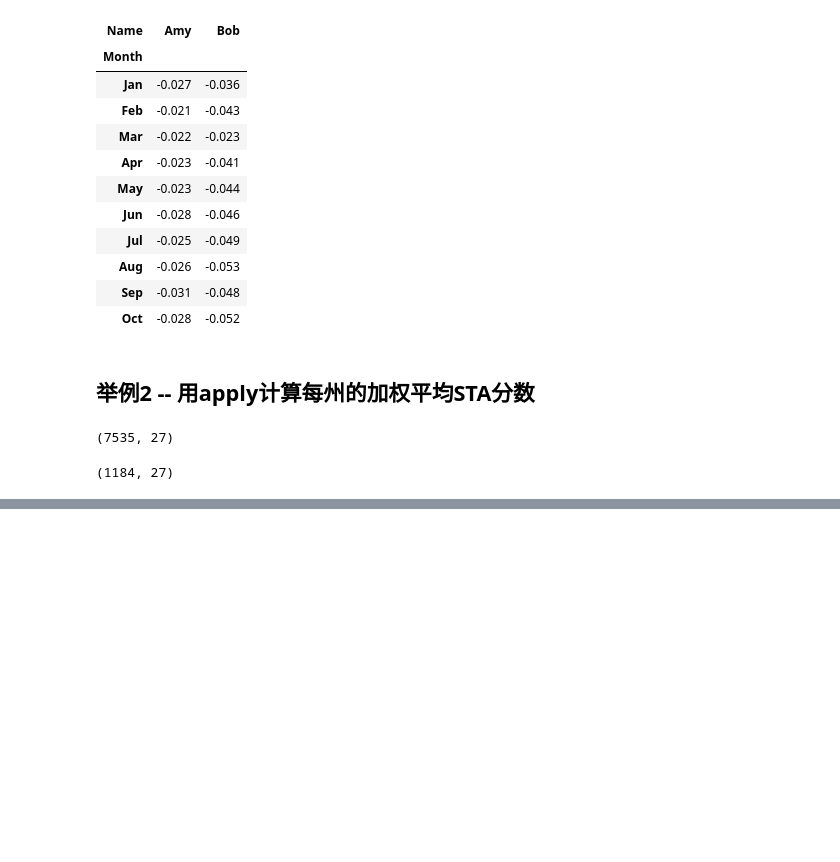
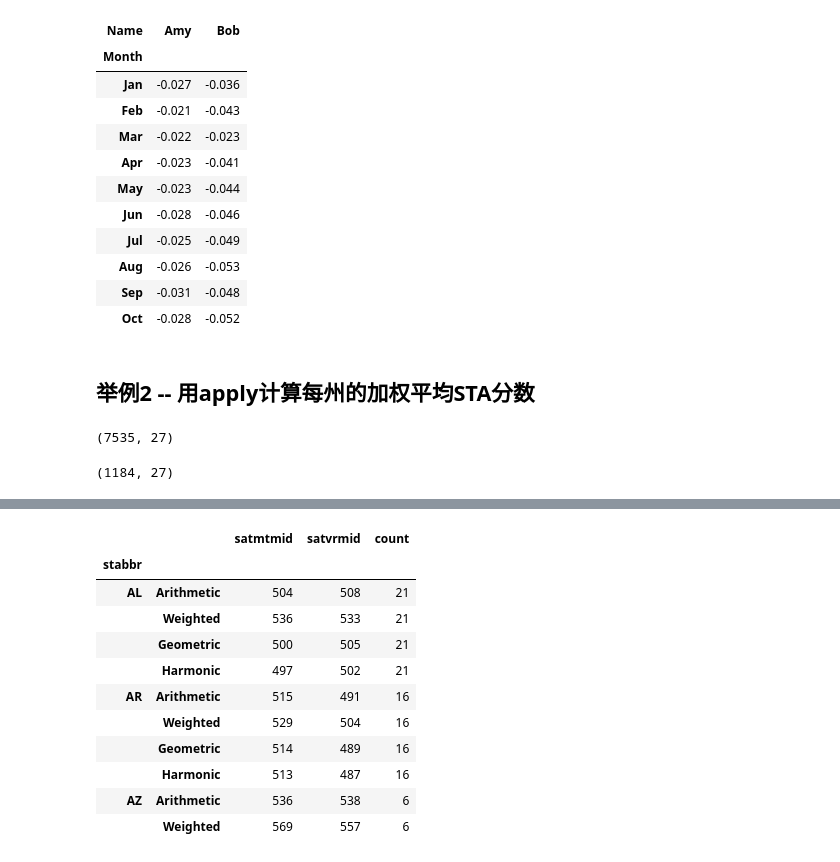
Before and after one commit to 99night66/pandas_study, a Jupyter notebook: 7_分组聚合过滤转换.ipynb, the cells around one changed output, grey strips where cells are left out. Drawn from its saved outputs; the diff is of its cells as text; code cells hidden in the pictures; blank space fills up the shorter version.

```diff
--- a/7_分组聚合过滤转换.ipynb
+++ b/7_分组聚合过滤转换.ipynb
@@ -861,16 +923,44 @@ college2.groupby('stabbr').apply(weighted_average).head(10)
 # %%
-from scipy.stats import gmean, hmean
+from scipy.stats import gmean, hmean  # scipy.stats 模块中的 gmean（几何平均）和 hmean（调和平均）函数
 
 def calculate_means(df):
+
     df_means = pd.DataFrame(index=['Arithmetic', 'Weighted', 'Geometric', 'Harmonic'])
-    cols = ['SATMTMID', 'SATVRMID']
+
+    cols = ['satmtmid', 'satvrmid']
+
     for col in cols:
+        # 计算每个列的平均值
         arithmetic = df[col].mean()
-        weighted = np.average(df[col], weights=df['UGDS'])
+
+        # 计算每个列的加权平均值，权重是 df['ugds']
+        weighted = np.average(df[col], weights=df['ugds'])
+
+        # 计算 col 列的几何平均值
         geometric = gmean(df[col])
+
+        # 计算 col 列的调和平均值
         harmonic = hmean(df[col])
-    df_means[col] = [arithmetic, weighted, geometric, harmonic]
+
+        df_means[col] = [arithmetic, weighted, geometric, harmonic]
+
     df_means['count'] = len(df)
     return df_means.astype(int)
 
-college2.groupby('STABBR').filter(lambda x:len(x) != 1).groupby('stabbr').apply(calculate_means).head(10)
+
+college2.groupby('stabbr').filter(lambda x:len(x) != 1).groupby('stabbr').apply(calculate_means).head(10)
+# .groupby('stabbr').filter(lambda x: len(x) != 1): 过滤掉那些只有一个学生的州 (filter 返回的是一个经过过滤的 DataFrame，它已经失去了分组的结构)
+# .groupby('stabbr').apply(calculate_means):再次按照 'stabbr' 列对数据进行分组，并应用 calculate_means 函数计算每个州的平均值（算术、加权、几何、调和和计数）
+# %% [output]
+|  |  | satmtmid | satvrmid | count |
+| stabbr |  |  |  |  |
+| AL | Arithmetic | 504 | 508 | 21 |
+|  | Weighted | 536 | 533 | 21 |
+|  | Geometric | 500 | 505 | 21 |
+|  | Harmonic | 497 | 502 | 21 |
+| AR | Arithmetic | 515 | 491 | 16 |
+|  | Weighted | 529 | 504 | 16 |
+|  | Geometric | 514 | 489 | 16 |
+|  | Harmonic | 513 | 487 | 16 |
+| AZ | Arithmetic | 536 | 538 | 6 |
+|  | Weighted | 569 | 557 | 6 |
```
Also changed, not shown: parts of 5 cells of this notebook, 1 other file.
